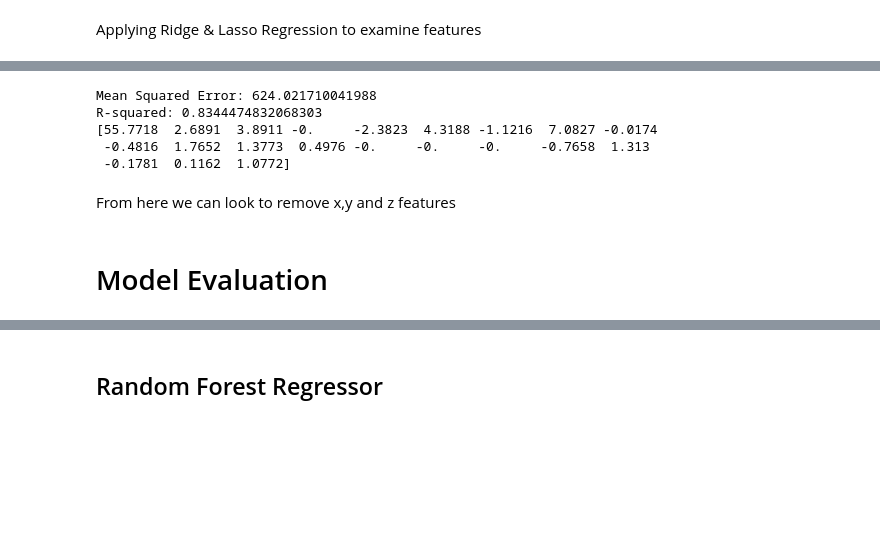
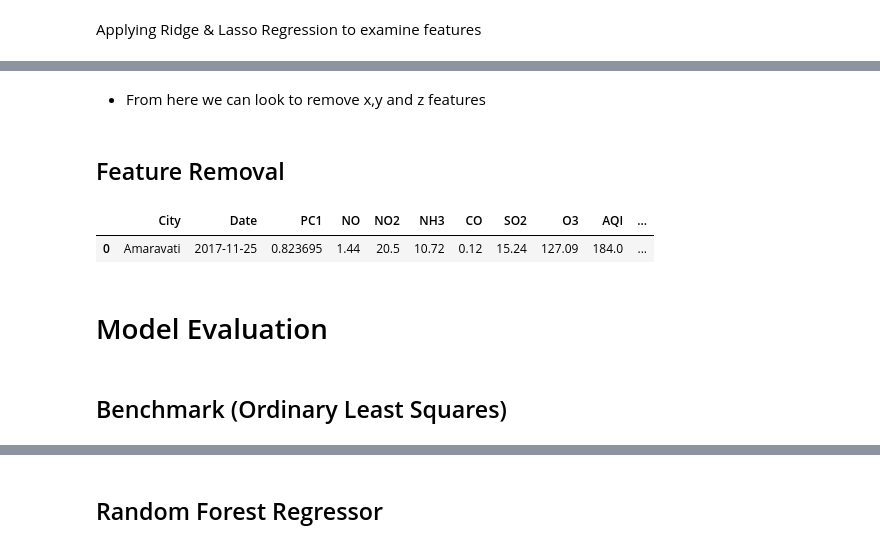
Before and after one commit to Luke1709/CSC-40080, a Jupyter notebook: final.ipynb, the cells around one changed output, grey strips where cells are left out. Saved outputs shown, nothing was run; the diff lists cells and outputs as text; code cells hidden in the pictures; blank space fills up the shorter version.

```diff
--- a/final.ipynb
+++ b/final.ipynb
@@ -427,38 +795,25 @@ R-squared: 0.8336402663097588
-# %%
-# Using majority of the same code as above:
-lasso = Lasso(alpha=0.1)
-
-# Fit the model
-lasso.fit(X_train_scaled, y_train)
-
-# Predict on the test set
-y_pred = lasso.predict(X_test_scaled)
-
-# Calculate Mean Squared Error (MSE)
-mse = mean_squared_error(y_test, y_pred)
-print(f"Mean Squared Error: {mse}")
-
-# Calculate R-squared
-r_squared = lasso.score(X_test_scaled, y_test)
-print(f"R-squared: {r_squared}")
-
-# Print Coefficients
-print(np.round(lasso.coef_,4))
-
-lasso_cv = cross_val_score(lasso, X, y, cv=5, scoring='neg_mean_squared_error')
-
-# Output the results (MSE for each fold)
-print("Cross-validated MSE (for each fold):", -lasso_cv)
-
-# Mean of the cross-validation scores
-print("Average MSE:", -lasso_cv.mean())
-# %% [output]
-Mean Squared Error: 624.021710041988
-R-squared: 0.8344474832068303
-[55.7718  2.6891  3.8911 -0.     -2.3823  4.3188 -1.1216  7.0827 -0.0174
- -0.4816  1.7652  1.3773  0.4976 -0.     -0.     -0.     -0.7658  1.313
- -0.1781  0.1162  1.0772]
 # %% [markdown]
-From here we can look to remove x,y and z features
+- From here we can look to remove x,y and z features
+# %% [markdown]
+## Feature Removal
+# %%
+# Based off of Ridge & Lasso Regression, we can remove certain components
+columns_to_drop = ['NOx', 'temperature_mean', 'dew_point_max', 'precipitation_sum', 'rain_sum', 'wind_speed_100m_mean', 'wind_speed_10m_max', 'temperature_max', 'dew_point_mean'] # Removing all zeroed components & any low coefficient features
+
+# Drop columns on original data
+#model_data = data_new.drop(columns_to_drop, axis=1) # This data does not include Principle Component Analysis
+
+# Apply Principle Component to original data and drop columns
+model_data = data_new.drop(['PM2.5', 'PM10'], axis=1)
+# Add PC1
+model_data.insert(2, 'PC1', pm_pca[:, 0])
+model_data.drop(columns_to_drop, axis=1, inplace=True)
+# %%
+model_data.head(1)
+# %% [output]
+|  | City | Date | PC1 | NO | NO2 | NH3 | CO | SO2 | O3 | AQI | ... |
+| 0 | Amaravati | 2017-11-25 | 0.823695 | 1.44 | 20.5 | 10.72 | 0.12 | 15.24 | 127.09 | 184.0 | ... |
 # %% [markdown]
 # Model Evaluation
+# %% [markdown]
+## Benchmark (Ordinary Least Squares)
```
Also changed, not shown: parts of 44 cells of this notebook.
